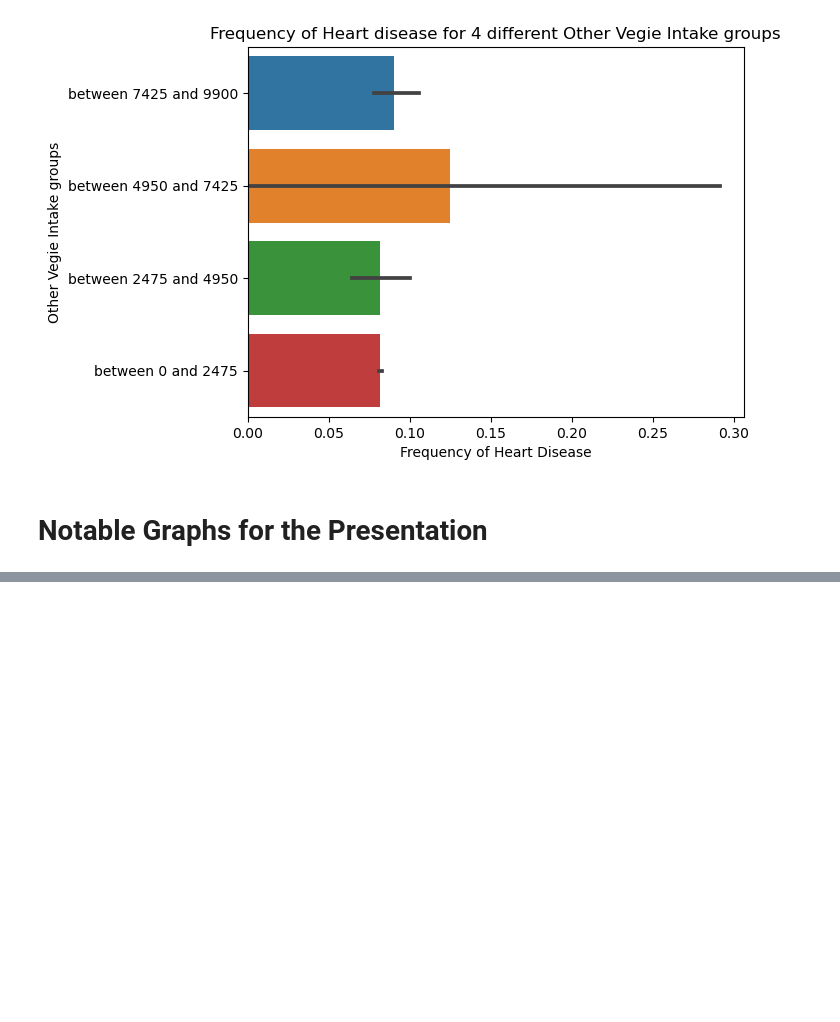
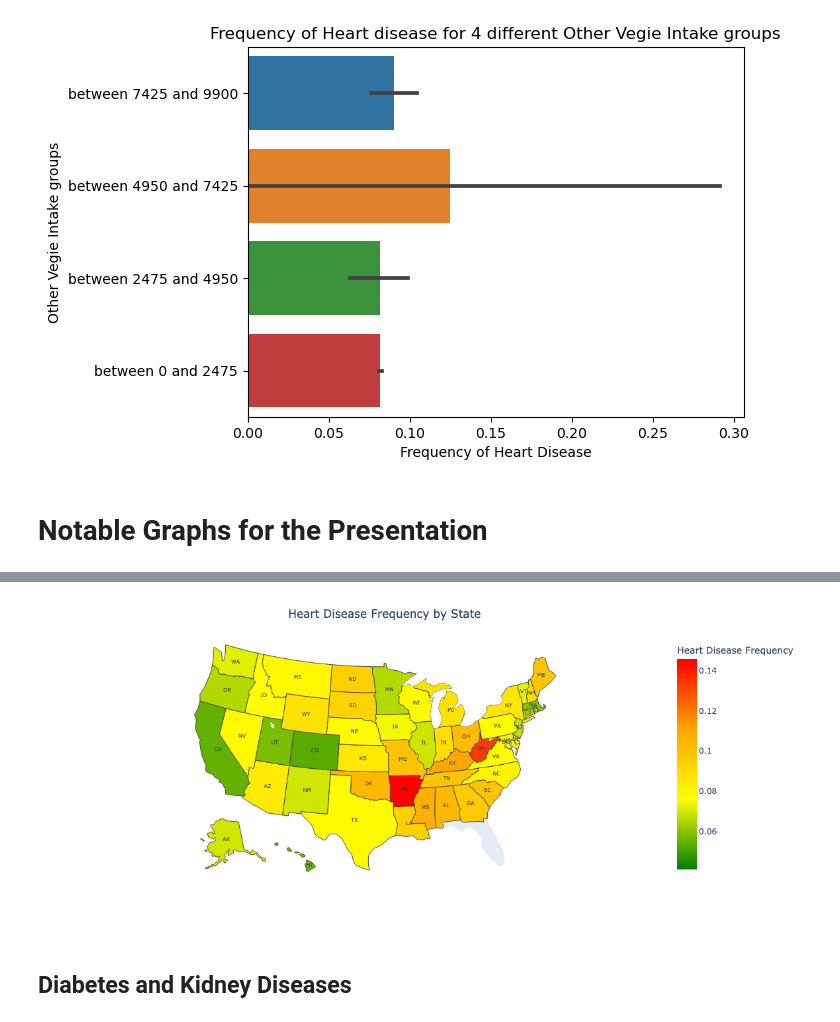
Before and after one commit to blueran21/heart_disease_classification, a Jupyter notebook: code/3_EDA.ipynb, the cells around one changed output, grey strips where cells are left out. Drawn from its saved outputs; the diff is of its cells as text; code cells hidden in the pictures; blank space fills up the shorter version.

```diff
--- a/code/3_EDA.ipynb
+++ b/code/3_EDA.ipynb
@@ -1065,0 +1204,28 @@ plot_groups(5, df, '_bmi5', 'Weight')
+# %%
+#Plotly function to make Geography graphs! Very cool
+fig = px.choropleth(states, #DataFrame
+                    locations="States", #Abbreviated State Column
+                    locationmode = 'USA-states', #Plotly's set location mode to usa states
+                    color="Heart Disease Frequency", #Color based off of frequency
+                    color_continuous_scale= ['green', 'yellow', 'orange' ,'red'], #Color scale from low to high frequency, Green is low and red is high
+                    scope = 'usa', #Only want to see the US
+                    width = 1000, #Size of graph
+                    height = 500, #Size of graph
+                    )
+
+#Center Title
+fig.update_layout(title_text='Heart Disease Frequency by State', title_x=0.45)
+
+#Add State labels
+fig.add_scattergeo(
+    locations= states['States'],
+    locationmode= "USA-states",
+    text = states['States'],
+    mode = 'text',
+    textfont=dict(
+            size=8,
+
+    ))
+fig.show()
+# %% [output]
+[figure, added]
@@ -1065,0 +1235,2 @@ plot_groups(5, df, '_bmi5', 'Weight')
+# %% [markdown]
+## Diabetes and Kidney Diseases
```
Also changed, not shown: parts of 34 cells of this notebook, 10 other files.
